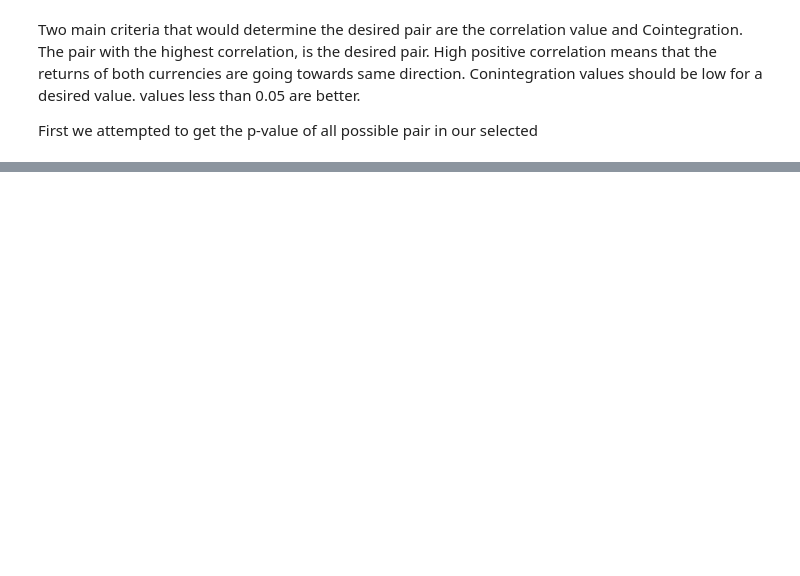
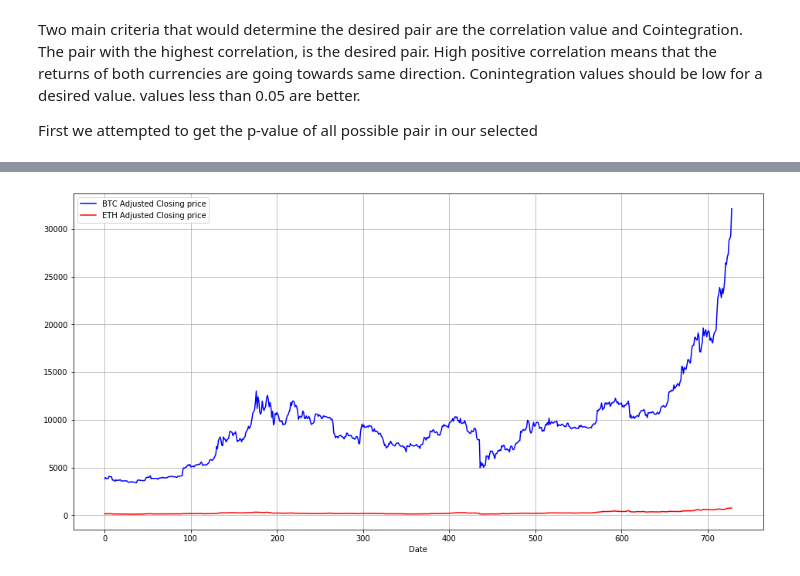
Before and after one commit to munindra44/Capstone-project-UC, a Jupyter notebook: CryptoCurrency Forecast.ipynb, the cells around one changed output, grey strips where cells are left out. Cells and saved outputs as stored; diff of their text form; code cells hidden in the pictures; blank space fills up the shorter version.

```diff
--- a/CryptoCurrency Forecast.ipynb
+++ b/CryptoCurrency Forecast.ipynb
@@ -213,0 +304,12 @@ BNB_C.RET and EOS_C.RET: p-value = 0.9390917748350284
+# %%
+df2 = pd.concat([btc['Date'],btc['Adj Close']], ignore_index=False,axis=1)
+df2 = pd.concat([df2,eth['Adj Close'],eth['Date']], ignore_index=False,axis=1)
+
+
+#check for NAs
+#df4= df2.dropna(axis=1,how='any')
+
+#change column names
+df2.columns = ['Date', 'btc', 'eth','Date2']
+# %%
+df2.set_index('Date2')
@@ -213,0 +331,14 @@ BNB_C.RET and EOS_C.RET: p-value = 0.9390917748350284
+# %%
+#plotting
+
+plt.figure(figsize=(16,8))
+ax = plt.axes()
+plt.plot(df2['btc'],color='blue',  label='BTC Adjusted Closing price')
+plt.plot(df2['eth'],color='red',  label='ETH Adjusted Closing price')
+plt.xlabel("Date")
+
+ax.grid(True)
+plt.legend(loc='best')
+plt.show()
+# %% [output]
+[figure, added]
```
Also changed, not shown: parts of 29 cells of this notebook, 8 other files.
